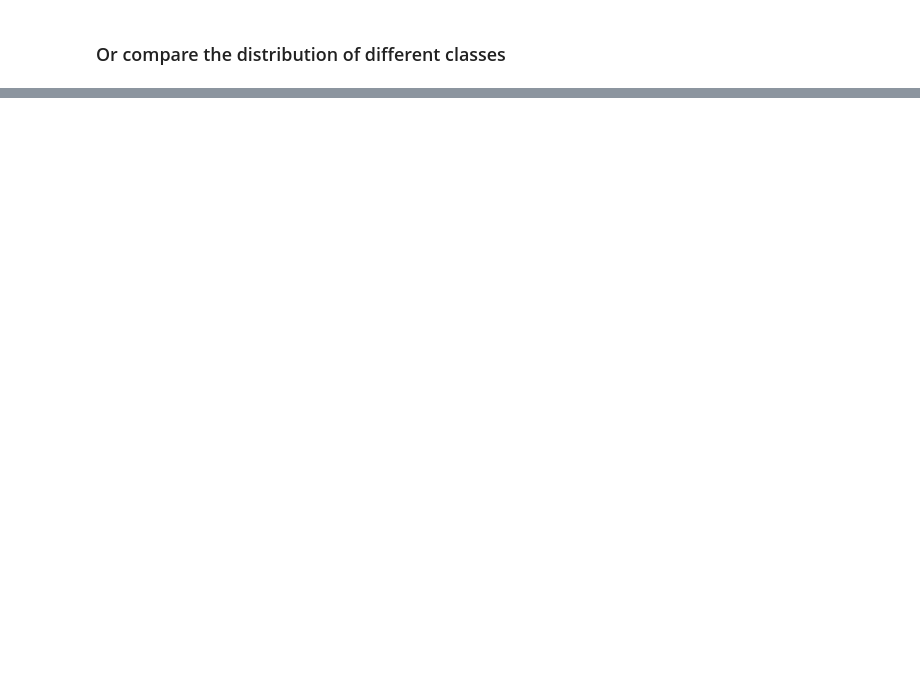
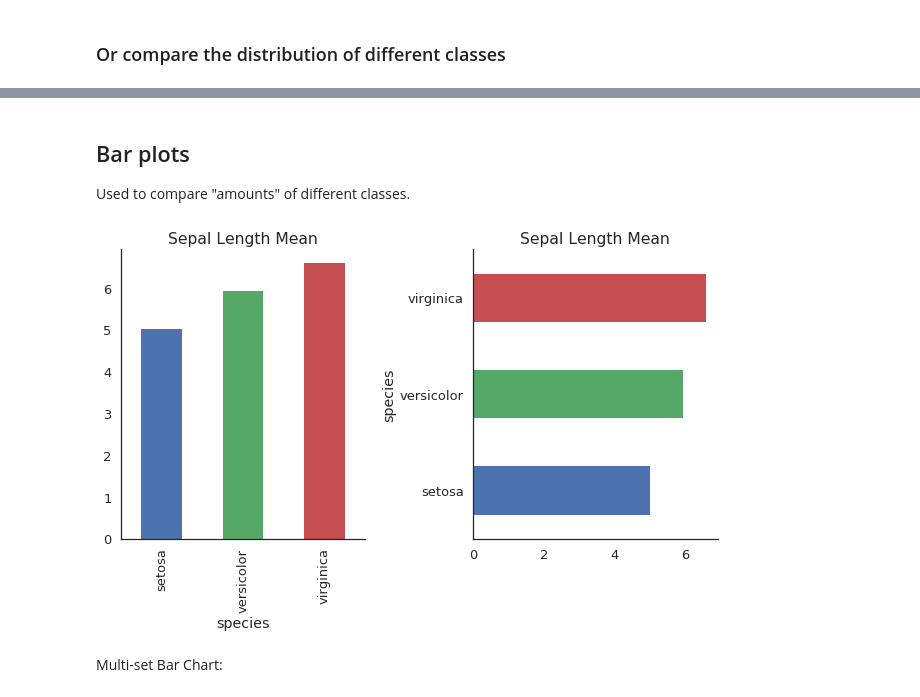
Before and after one commit to BielStela/Curs_UB, a Jupyter notebook: dia_3/DataViz/dataviz.ipynb, the cells around one changed output, grey strips where cells are left out. Drawn from its saved outputs; the diff is of its cells as text; code cells hidden in the pictures; blank space fills up the shorter version.

```diff
--- a/dia_3/DataViz/dataviz.ipynb
+++ b/dia_3/DataViz/dataviz.ipynb
@@ -342,0 +361,17 @@ ax.legend(loc=0, frameon=True)
+# %% [markdown]
+## Bar plots
+
+Used to compare "amounts" of different classes.
+# %%
+fig, ax = plt.subplots(1,2)
+iris.groupby('species')['sepal_length'].mean().plot.bar(title='Sepal Length Mean', ax=ax[0])
+ax[0].spines['top'].set_visible(False)
+ax[0].spines['right'].set_visible(False)
+iris.groupby('species')['sepal_length'].mean().plot.barh(title='Sepal Length Mean', ax=ax[1])
+ax[1].spines['top'].set_visible(False)
+ax[1].spines['right'].set_visible(False)
+plt.tight_layout()
+# %% [output]
+[figure, added]
+# %% [markdown]
+Multi-set Bar Chart:
```
Also changed, not shown: parts of 29 cells of this notebook.
